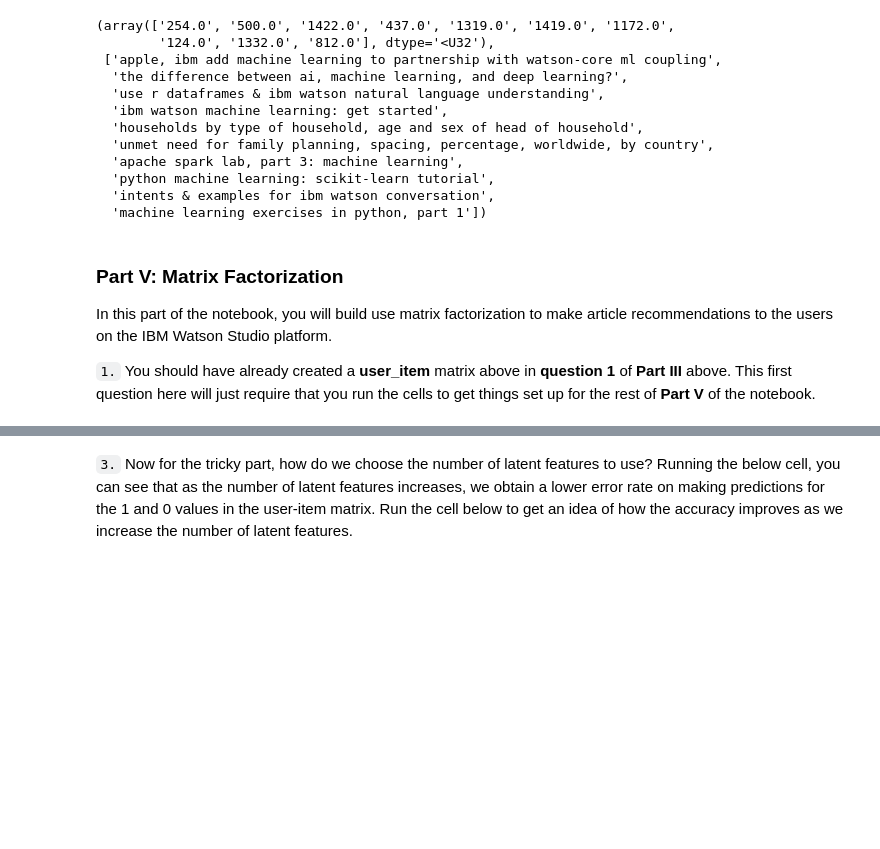
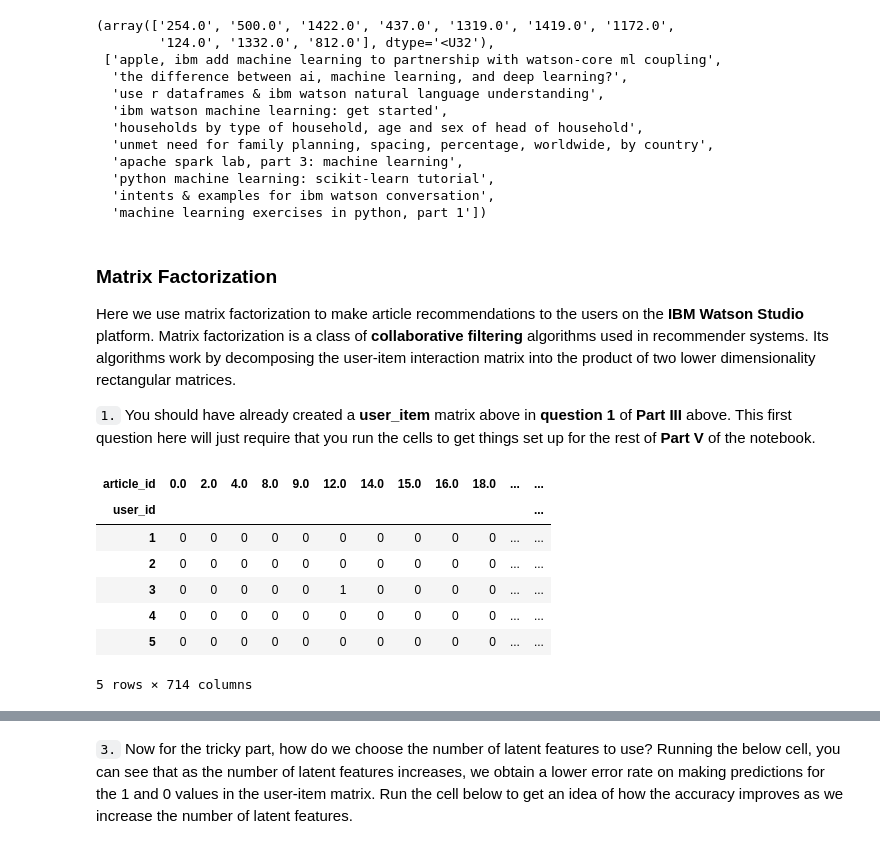
Before and after one commit to Nima-Sayyah/Recommendations-IBM, a Jupyter notebook: Recommendations (IBM).ipynb, the cells around one changed output, grey strips where cells are left out. Cells and saved outputs as stored; diff of their text form; code cells hidden in the pictures; blank space fills up the shorter version.

Commit message:
Update 84 - Recommendations

```diff
--- a/Recommendations (IBM).ipynb
+++ b/Recommendations (IBM).ipynb
@@ -940,11 +942,21 @@ make_content_recs(['1427.0'], user_id=False)
   'intents & examples for ibm watson conversation',
   'machine learning exercises in python, part 1'])
 # %% [markdown]
-### <a class="anchor" id="Matrix-Fact">Part V: Matrix Factorization</a>
+### <a class="anchor" id="Matrix-Fact">Matrix Factorization</a>
 
-In this part of the notebook, you will build use matrix factorization to make article recommendations to the users on the IBM Watson Studio platform.
+Here we use matrix factorization to make article recommendations to the users on the **IBM Watson Studio** platform. Matrix factorization is a class of **collaborative filtering** algorithms used in recommender systems. Its algorithms work by decomposing the user-item interaction matrix into the product of two lower dimensionality rectangular matrices.
 
 `1.` You should have already created a **user_item** matrix above in **question 1** of **Part III** above.  This first question here will just require that you run the cells to get things set up for the rest of **Part V** of the notebook.
 # %%
-# Load the matrix here
-user_item_matrix = pd.read_pickle('user_item_matrix.p')
+# Quick look at the matrix
+user_item_matrix = user_item
+user_item_matrix.head()
+# %% [output]
+| article_id | 0.0 | 2.0 | 4.0 | 8.0 | 9.0 | 12.0 | 14.0 | 15.0 | 16.0 | 18.0 | ... | ... |
+| user_id |  |  |  |  |  |  |  |  |  |  |  | ... |
+| 1 | 0 | 0 | 0 | 0 | 0 | 0 | 0 | 0 | 0 | 0 | ... | ... |
+| 2 | 0 | 0 | 0 | 0 | 0 | 0 | 0 | 0 | 0 | 0 | ... | ... |
+| 3 | 0 | 0 | 0 | 0 | 0 | 1 | 0 | 0 | 0 | 0 | ... | ... |
+| 4 | 0 | 0 | 0 | 0 | 0 | 0 | 0 | 0 | 0 | 0 | ... | ... |
+| 5 | 0 | 0 | 0 | 0 | 0 | 0 | 0 | 0 | 0 | 0 | ... | ... |
+5 rows × 714 columns
```
Also changed, not shown: parts of 7 cells of this notebook.
